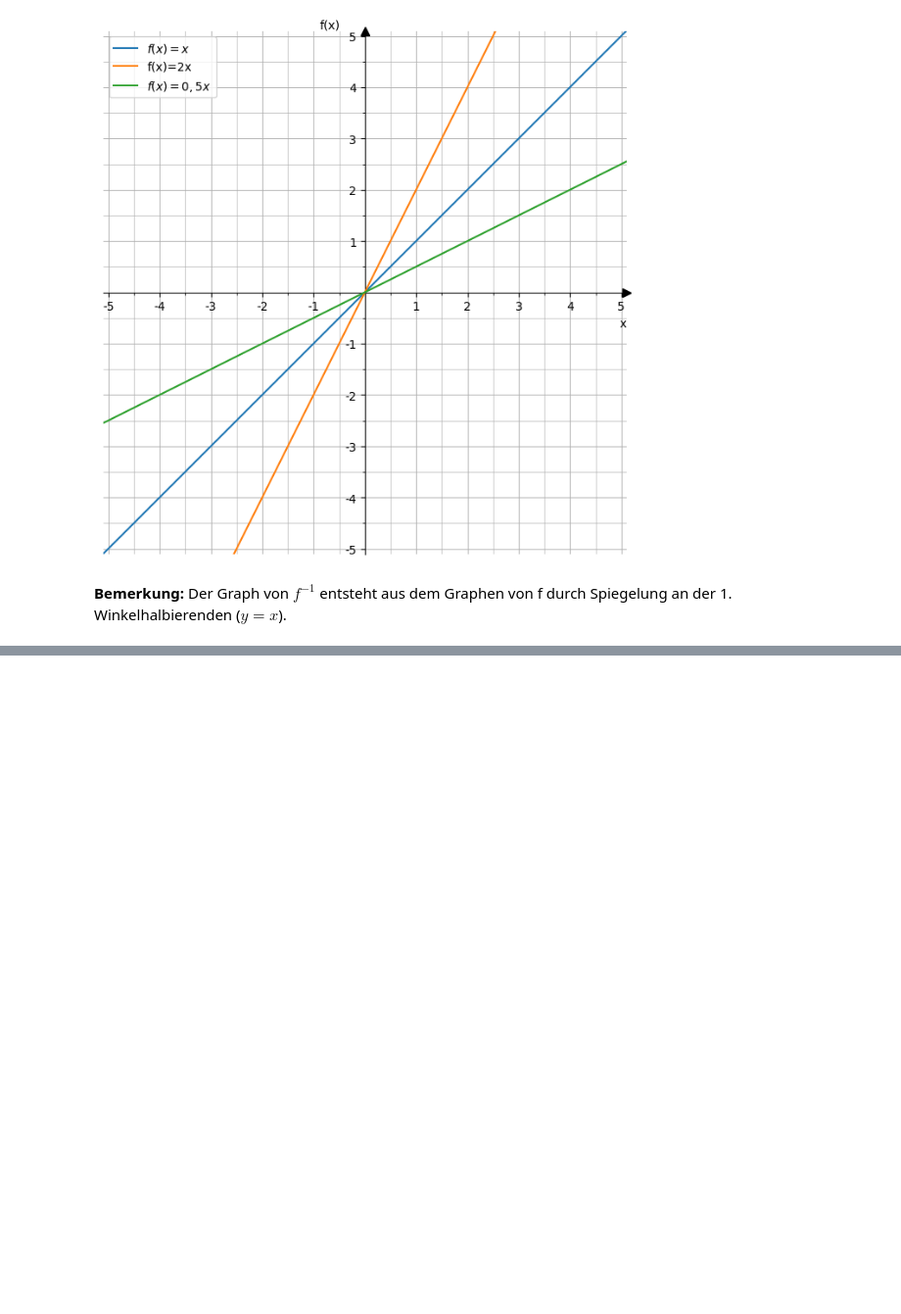
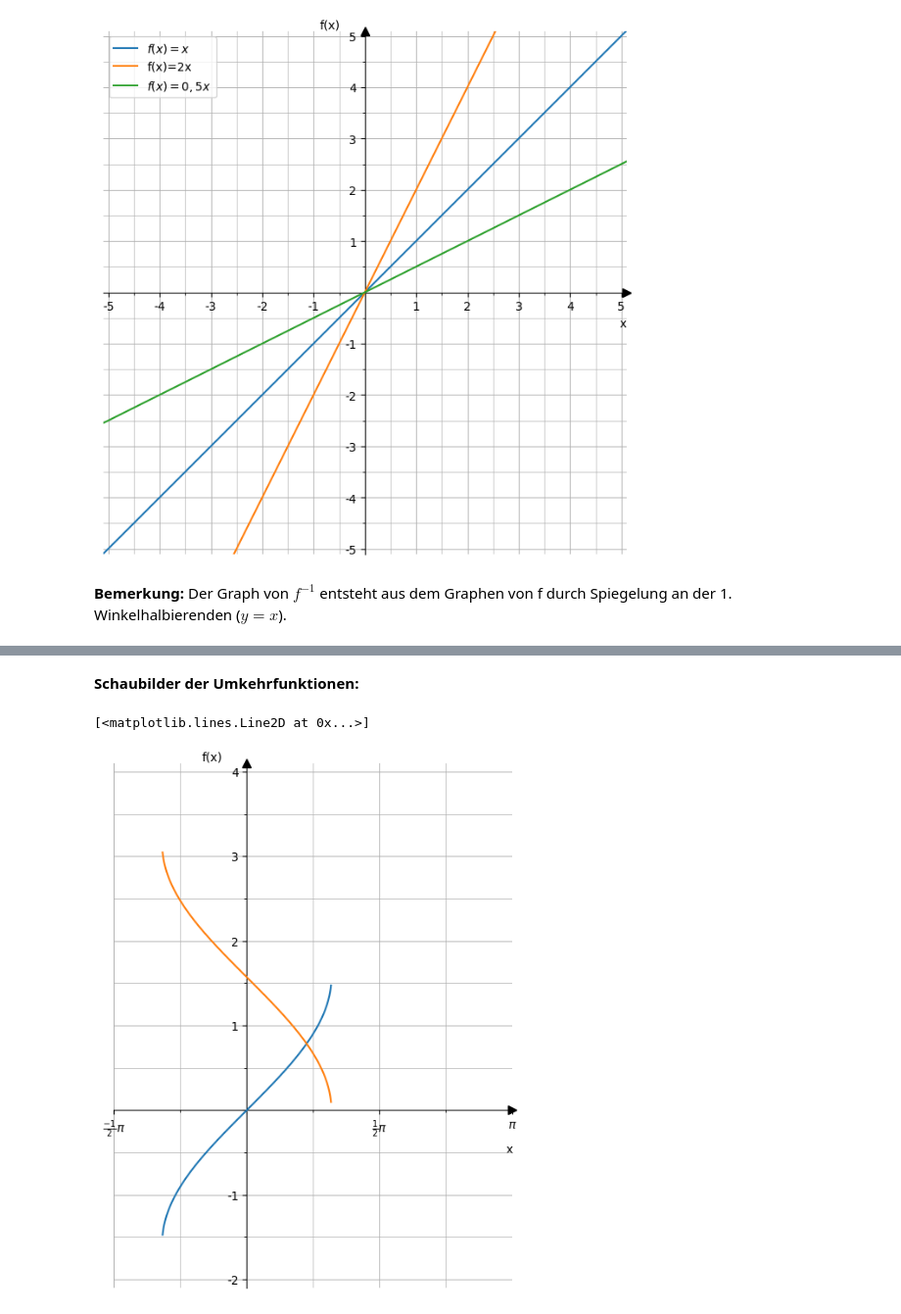
Before and after one commit to MHundi/Mathe_KS, a Jupyter notebook: 1_Analysis_KS/2_Exponential-und_Logarithmusfunktion/5_Umkehrfunktion.ipynb, the cells around one changed output, grey strips where cells are left out. Shown: that part at 98% size. Cells and saved outputs as stored; diff of their text form; code cells hidden in the pictures; blank space fills up the shorter version.

```diff
--- a/1_Analysis_KS/2_Exponential-und_Logarithmusfunktion/5_Umkehrfunktion.ipynb
+++ b/1_Analysis_KS/2_Exponential-und_Logarithmusfunktion/5_Umkehrfunktion.ipynb
@@ -766,0 +840,74 @@ ax.legend()
+# %% [markdown]
+**Schaubilder der Umkehrfunktionen:**
+# %%
+import numpy as np
+import matplotlib.pyplot as plt
+from matplotlib.ticker import AutoMinorLocator, MultipleLocator, FuncFormatter, FormatStrFormatter
+
+# Defintionsmenge und Funktion
+# ----------------------------
+a= -0.5*np.pi # untere Intervallgrenze
+b= np.pi # obere Intervallgrenze
+c = -2.1 #untere y-Intervallgrenze
+d = 4.1 # obere y-Intervallgrenze
+x = np.linspace(a, b,1000)
+y1= np.arcsin(x)
+y2=np.arccos(x)
+# ----------------------------
+
+# Einstellung des Graphen
+fig=plt.figure(figsize=(8,8))
+ax = fig.add_subplot(1,1,1, aspect=1)
+
+# Beschrifung der y-Achsenskala
+def major_ytick(x, pos):
+    if x==0:
+        return ""
+    return int(x)
+# Beschriftung der x-Achsenskala
+def major_xtick(x, pos):
+    if x==0:
+        return ""
+    if x%np.pi==0:
+        if x/np.pi == 1:
+            return("$\pi$")
+        if x/np.pi == -1:
+            return ("$-\pi$")
+        return (str(int(x/np.pi)) +"$\pi$")
+    if 2*x%np.pi == 0:
+        return r"$\frac{s1}{2}\pi$".replace('s1', str(int(2*x/np.pi)))
+    return ""
+
+# Achsenskalierung
+ax.xaxis.set_major_locator(plt.MultipleLocator(np.pi/2))
+ax.xaxis.set_minor_locator(plt.MultipleLocator(np.pi/4))
+ax.yaxis.set_major_locator(MultipleLocator(1))
+ax.yaxis.set_minor_locator(AutoMinorLocator(2))
+ax.xaxis.set_major_formatter(FuncFormatter(major_xtick))
+ax.yaxis.set_major_formatter(FuncFormatter(major_ytick))
+
+# Position der Achsen im Schaubild
+ax.spines[['top','right']].set_visible(False)
+ax.spines[['bottom','left']].set_position('zero')
+
+# Pfeile für die Achsen
+ax.plot((1),(0), ls="", marker= ">", ms=7, color="k", transform=ax.get_yaxis_transform(), clip_on=False)
+ax.plot((0),(1), ls="", marker= "^", ms=7, color="k", transform=ax.get_xaxis_transform(), clip_on=False)
+
+# Achsenlänge und Beschriftung
+ax.set_xlim(a,b)
+ax.set_ylim(c, d)
+ax.set_xlabel("x", loc="right")
+ax.set_ylabel("f(x)", loc="top", rotation=0)
+
+# Kästchen
+ax.grid(linestyle="-", which="major",linewidth=0.7, zorder=-10)
+ax.grid(linestyle="-", which="minor",linewidth=0.5, zorder=-10)
+
+# Plot der Funktion
+ax.plot(x,y1, zorder=10)
+ax.plot(x,y2, zorder=10)
+#plt.show()
+# %% [output]
+[<matplotlib.lines.Line2D at 0x...>]
+[figure, added]
```
Also changed, not shown: parts of 3 cells of this notebook, 3 other files.
